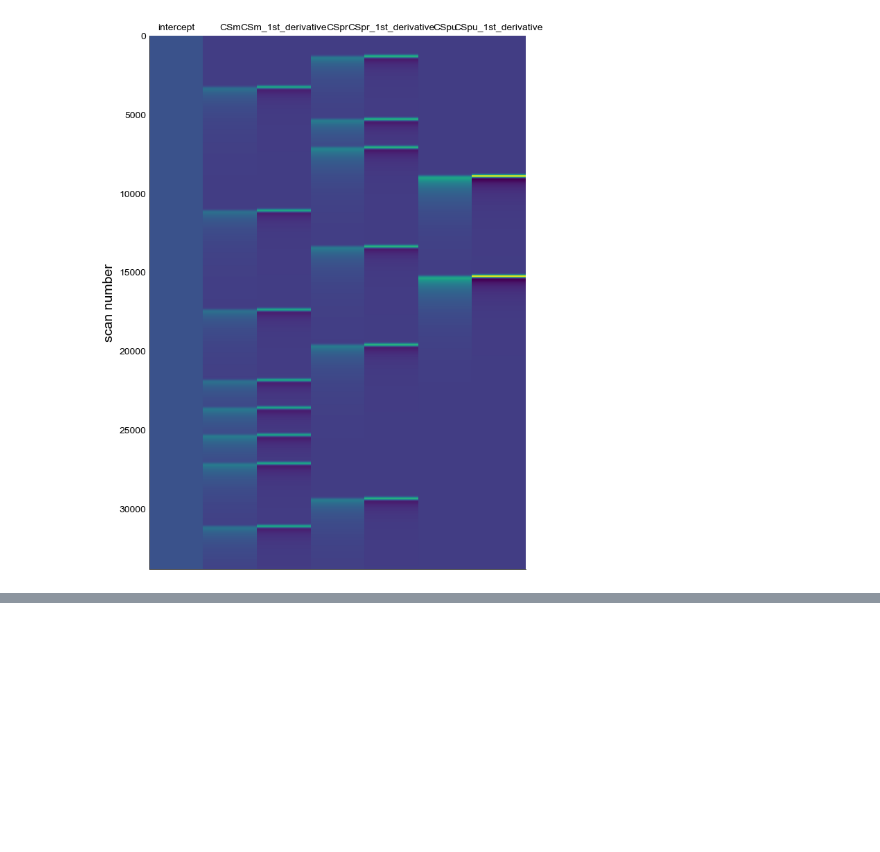
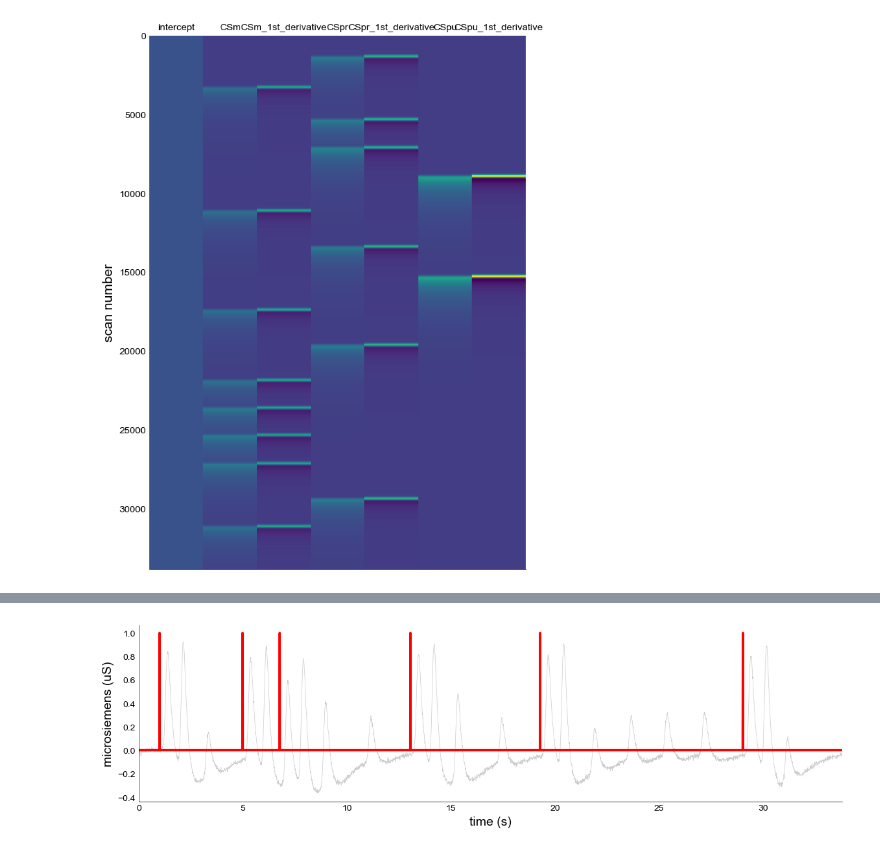
Before and after one commit to gjheij/calinet-main, a Jupyter notebook: notebooks/calinet_glm.ipynb, the cells around one changed output, grey strips where cells are left out. Saved outputs shown, nothing was run; the diff lists cells and outputs as text; code cells hidden in the pictures; blank space fills up the shorter version.

```diff
--- a/notebooks/calinet_glm.ipynb
+++ b/notebooks/calinet_glm.ipynb
@@ -223,0 +270,25 @@ plt.show()
+# %%
+dict_regr_ds = glm.make_stimulus_vector(
+    df_event,
+    scan_length=y_ds_hp.shape[0],
+    osf=1,
+    TR=1/10,
+    type='event'
+)
+
+pl = plotting.LazyLine(
+    [
+        y_ds_hp,
+        dict_regr_ds['CSpr']
+    ],
+    xx=np.arange(0, y_ds_hp.shape[0])/100,
+    color=['#cccccc', 'r'],
+    line_width=[0.5, 2.5],
+    figsize=(14, 3.54),
+    fontname="Arial",
+    x_label="time (s)",
+    y_label="microsiemens (uS)",
+    save_as=r'C:\Users\Bach\Downloads\02_tc_onsets.svg'
+)
+# %% [output]
+[figure, added]
```
Also changed, not shown: parts of 20 cells of this notebook, 1 other file.
